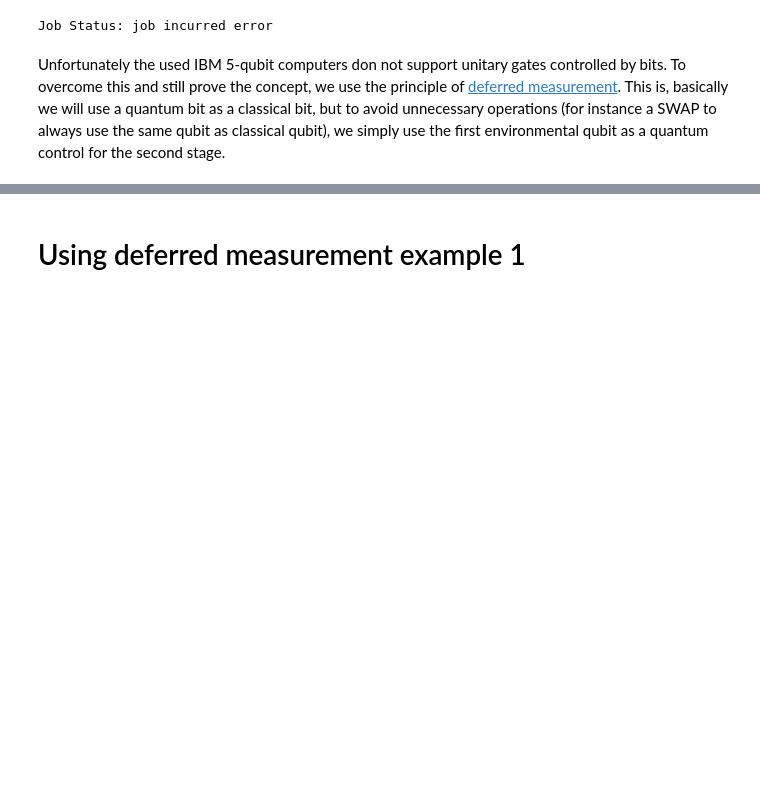
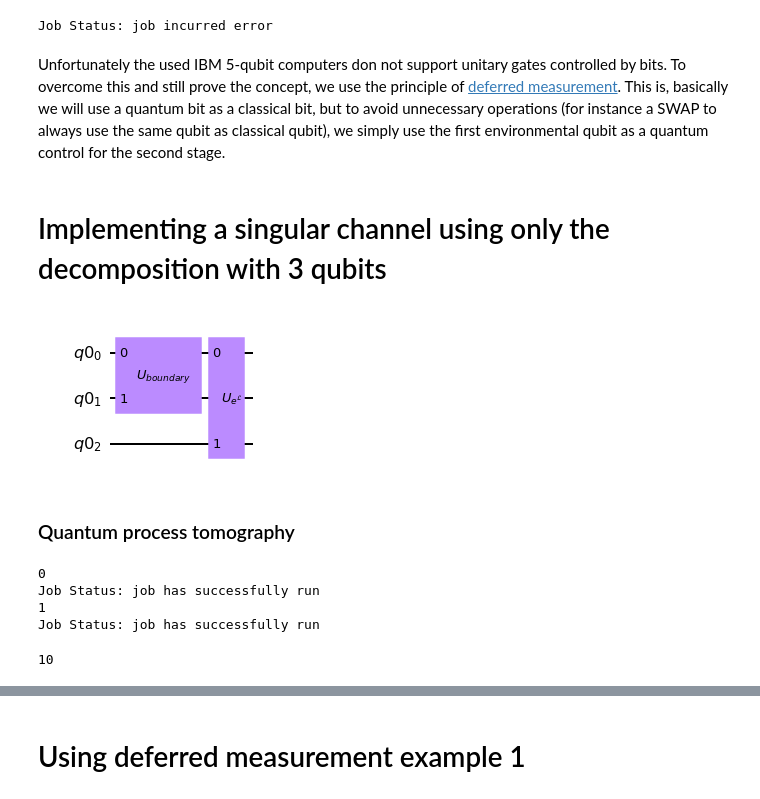
Before and after one commit to davidphysdavalos/quantum_computing, a Jupyter notebook: Implementing Quantum Channels in IBM computers.ipynb, the cells around one changed output, grey strips where cells are left out. Saved outputs shown, nothing was run; the diff lists cells and outputs as text; code cells hidden in the pictures; blank space fills up the shorter version.

Commit message:
solving horrible typos and wrong circuits, now it works

```diff
--- a/Implementing Quantum Channels in IBM computers.ipynb
+++ b/Implementing Quantum Channels in IBM computers.ipynb
@@ -92,3 +107,34 @@ Job Status: job incurred error
 # qpt_tomo_comp = ProcessTomographyFitter(job.result(), qpt_circs)
 # %% [markdown]
 Unfortunately the used IBM 5-qubit computers don not support unitary gates controlled by bits. To overcome this and still prove the concept, we use the principle of [deferred measurement](https://en.wikipedia.org/wiki/Deferred_Measurement_Principle). This is, basically we will use a quantum bit as a classical bit, but to avoid unnecessary operations (for instance a SWAP to always use the same qubit as classical qubit), we simply use the first environmental qubit as a quantum control for the second stage.
+# %% [markdown]
+# Implementing a singular channel using only the decomposition with 3 qubits
+# %%
+U=[[0,0,1,0],
+   [0,1,0,0],
+   [1,0,0,0],
+   [0,0,0,1]
+  ]
+l=0.75
+gm=(1-l)**0.5/(2**0.5)
+gp=(1+l)**0.5/(2**0.5)
+U2=[[0,gm,0,-gp],
+   [gm,0,-gp,0],
+   [gp,0,gm,0],
+    [0,gp,0,gm]]
+U3=[[0,-gp,0,gm],
+   [-gp,0,gm,0],
+   [gm,0,gp,0],
+     [0,gm,0,gp]]
+# %%
+q = QuantumRegister(3)
+qc=QuantumCircuit(q)
+qc.unitary(U,[0,1],'$U_{boundary}$')
+#qc.cnot([1],[2])
+qc.unitary(U2,[0,2],label='$U_{e^{\mathcal{L}}}$')
+#cU1=qc1.to_gate(label='$U_{e^{\mathcal{L}}}$').control(1,ctrl_state=0)
+qc.draw('mpl')
+# %% [output]
+[figure, added]
+# %% [markdown]
+### Quantum process tomography
@@ -94,0 +146,12 @@ Unfortunately the used IBM 5-qubit computers don not support unitary gates contr
+# %%
+#joblist2dec=[]
+for i in range(2):
+    job = execute(qpt_circs,backend=quamtum_computer, shots=20000)
+    print(i)
+    job_monitor(job)
+    joblist2dec.append(job)
+# %% [output]
+0
+Job Status: job has successfully run
+1
+Job Status: job has successfully run
@@ -94,0 +161,4 @@ Unfortunately the used IBM 5-qubit computers don not support unitary gates contr
+# %%
+len(chois2dec)
+# %% [output]
+10
```
Also changed, not shown: parts of 72 cells of this notebook.
